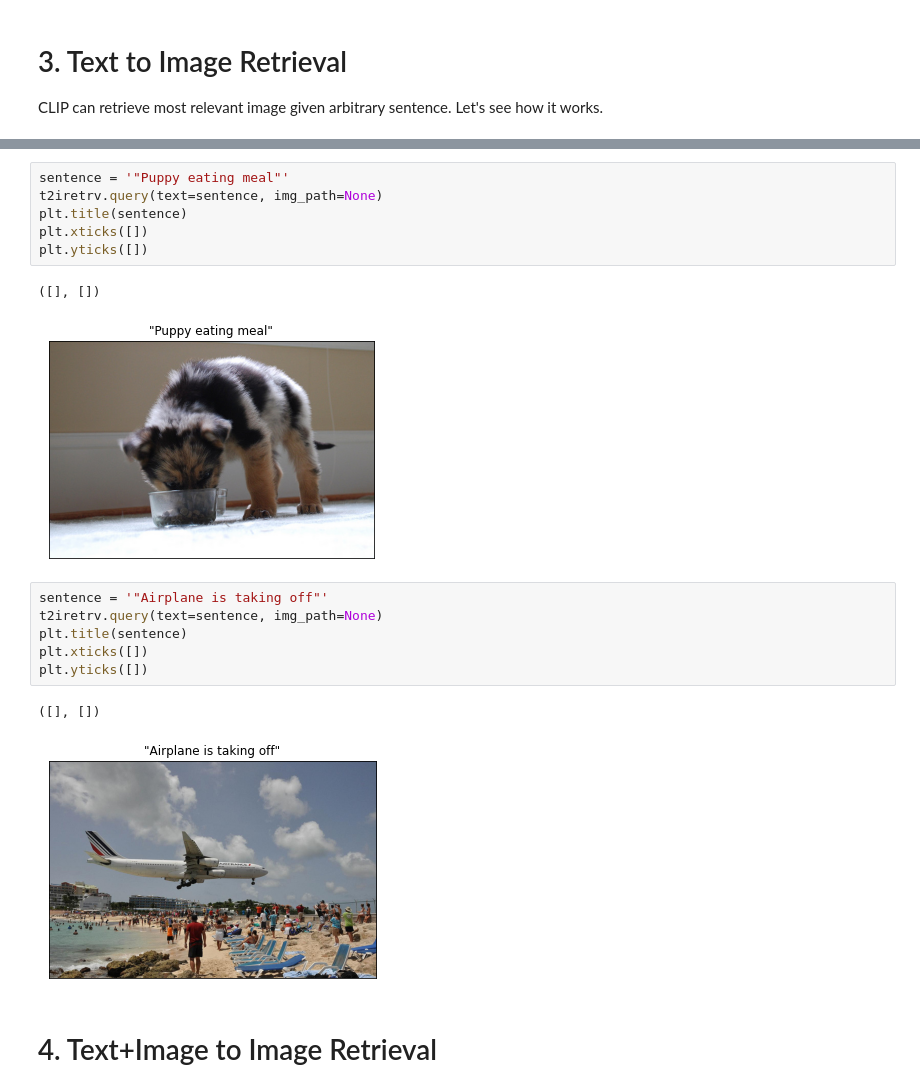
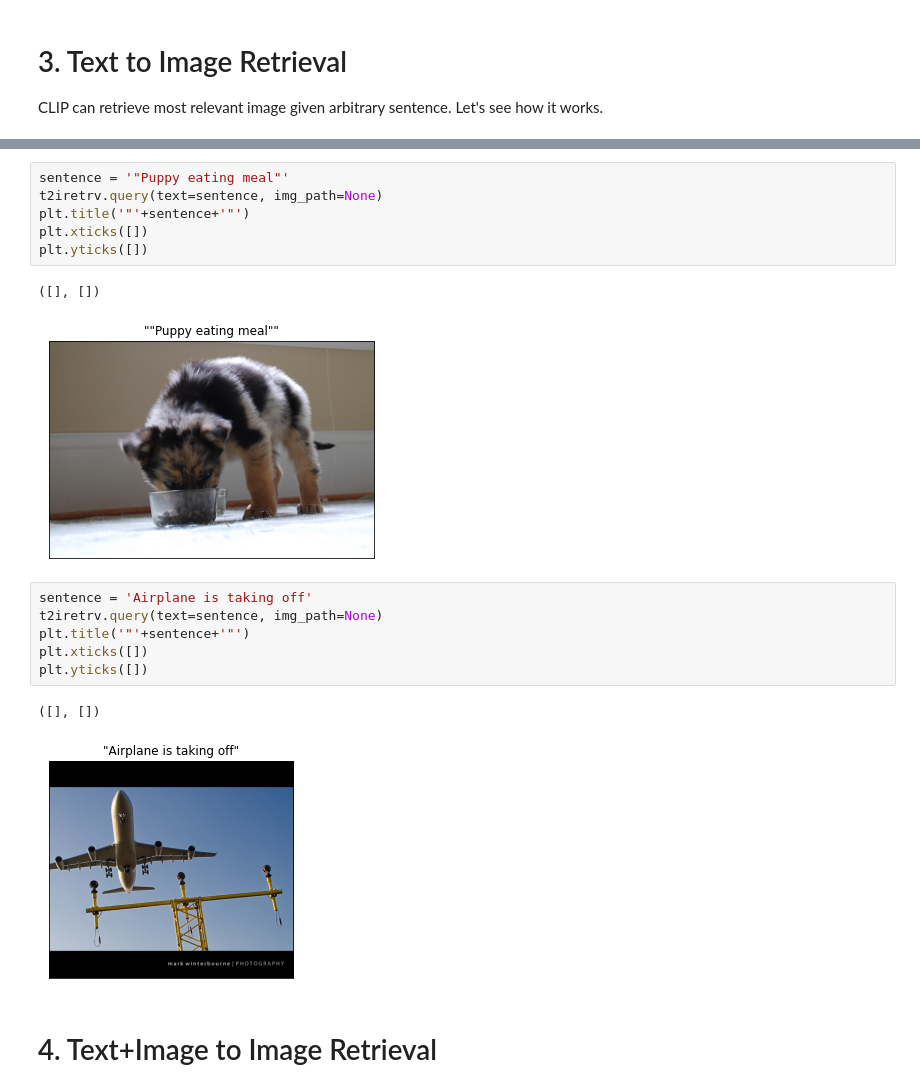
Before and after one commit to dgjun32/CLIP-tensorflow, a Jupyter notebook: code/image_retrieval_demo.ipynb, the cells around one changed output, grey strips where cells are left out. Cells and saved outputs as stored; diff of their text form.

```diff
--- a/code/demo.ipynb
+++ b/code/image_retrieval_demo.ipynb
@@ -102,21 +102,21 @@ plt.yticks([])
 # %%
 sentence = '"Puppy eating meal"'
 t2iretrv.query(text=sentence, img_path=None)
-plt.title(sentence)
+plt.title('"'+sentence+'"')
 plt.xticks([])
 plt.yticks([])
 # %% [output]
 ([], [])
-[figure, old version]
+[figure, new version]
 # %%
-sentence = '"Airplane is taking off"'
+sentence = 'Airplane is taking off'
 t2iretrv.query(text=sentence, img_path=None)
-plt.title(sentence)
+plt.title('"'+sentence+'"')
 plt.xticks([])
 plt.yticks([])
 # %% [output]
 ([], [])
-[figure, old version]
+[figure, new version]
 # %% [markdown]
 # 4. Text+Image to Image Retrieval
 # %% [markdown]
```
Also changed, not shown: parts of 1 cell of this notebook.
